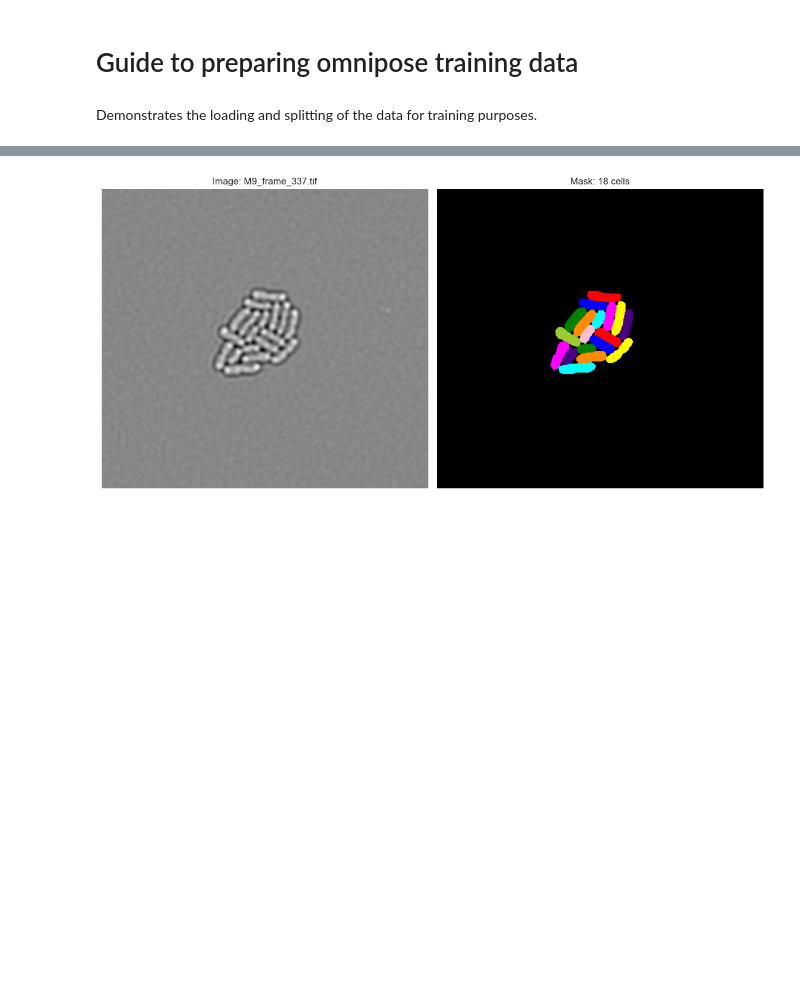
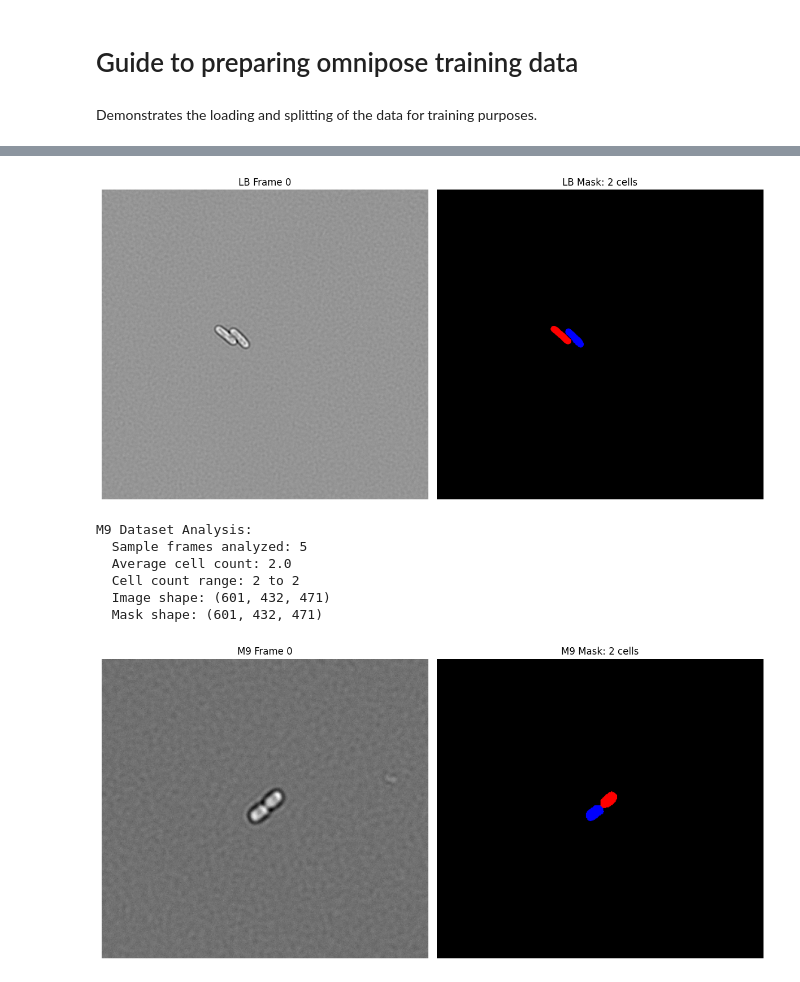
Before and after one commit to LucasGeno/ECT, a Jupyter notebook: notebooks/02_data_preprocessing/data_preperation.ipynb, the cells around one changed output, grey strips where cells are left out. Drawn from its saved outputs; the diff is of its cells as text; code cells hidden in the pictures; blank space fills up the shorter version.

Commit message:
Added notebooks and their HTML counterpart
Reworked notebooks. Now properly fetch data from within the project root. Updated corresponding docs.

```diff
--- a/notebooks/02_data_preprocessing/data_preperation.ipynb
+++ b/notebooks/02_data_preprocessing/data_preperation.ipynb
@@ -181,0 +294,10 @@ Final dataset: 576 training pairs, 146 testing pairs
+# %%
+# Override paths to use timelapse_data directory
+lb_data_dir = data_dir / 'timelapse_data' / 'LB_data'
+m9_data_dir = data_dir / 'timelapse_data' / 'M9_data'
+
+print(f"Updated paths:")
+print(f"LB data directory: {lb_data_dir}")
+print(f"M9 data directory: {m9_data_dir}")
+print(f"LB data exists: {lb_data_dir.exists()}")
+print(f"M9 data exists: {m9_data_dir.exists()}")
@@ -246,6 +432,60 @@ def analyze_training_data(data_dir):
 
     return sizes, cell_counts
 
-# Example usage:
-sizes, cell_counts = analyze_training_data(data_dir / "train")
+# Analyze the loaded datasets
+if datasets is not None:
+    print("\n=== Dataset Analysis ===")
+
+    # Analyze each dataset
+    for medium, data in datasets.items():
+        print(f"\n{medium} Dataset Analysis:")
+        images = data['images']
+        masks = data['masks']
+
+        # Sample a few frames for analysis
+        sample_frames = min(5, data['n_frames'])
+        cell_counts = []
+
+        for i in range(sample_frames):
+            mask = masks[i]
+            cell_count = len(np.unique(mask)) - 1  # Subtract 1 for background
+            cell_counts.append(cell_count)
+
+        print(f"  Sample frames analyzed: {sample_frames}")
+        print(f"  Average cell count: {np.mean(cell_counts):.1f}")
+        print(f"  Cell count range: {min(cell_counts)} to {max(cell_counts)}")
+        print(f"  Image shape: {images.shape}")
+        print(f"  Mask shape: {masks.shape}")
+
+        # Visualize a sample frame
+        if data['n_frames'] > 0:
+            sample_idx = 0
+            img_sample = images[sample_idx]
+            mask_sample = masks[sample_idx]
+
+            plt.figure(figsize=(12, 6))
+
+            plt.subplot(1, 2, 1)
+            plt.imshow(img_sample, cmap='gray')
+            plt.title(f"{medium} Frame {sample_idx}")
+            plt.axis('off')
+
+            plt.subplot(1, 2, 2)
+            from skimage.color import label2rgb
+            overlay = label2rgb(mask_sample, bg_label=0)
+            plt.imshow(overlay)
+            plt.title(f"{medium} Mask: {len(np.unique(mask_sample))-1} cells")
+            plt.axis('off')
+
+            plt.tight_layout()
+            plt.show()
+
+    print(f"\n=== Total Dataset Summary ===")
+    total_frames = sum(data['n_frames'] for data in datasets.values())
+    print(f"Total frames across all datasets: {total_frames}")
+    print(f"LB frames: {datasets['LB']['n_frames']}")
+    print(f"M9 frames: {datasets['M9']['n_frames']}")
+
+else:
+    print("❌ Cannot analyze datasets - they were not loaded successfully.")
 # %% [output]
@@ -257 +500,8 @@ Cell count range: 2 to 63
-[figure, old version]
+[figure, new version]
+M9 Dataset Analysis:
+  Sample frames analyzed: 5
+  Average cell count: 2.0
+  Cell count range: 2 to 2
+  Image shape: (601, 432, 471)
+  Mask shape: (601, 432, 471)
+[figure, added]
```
Also changed, not shown: parts of 10 cells of this notebook, 18 other files.
